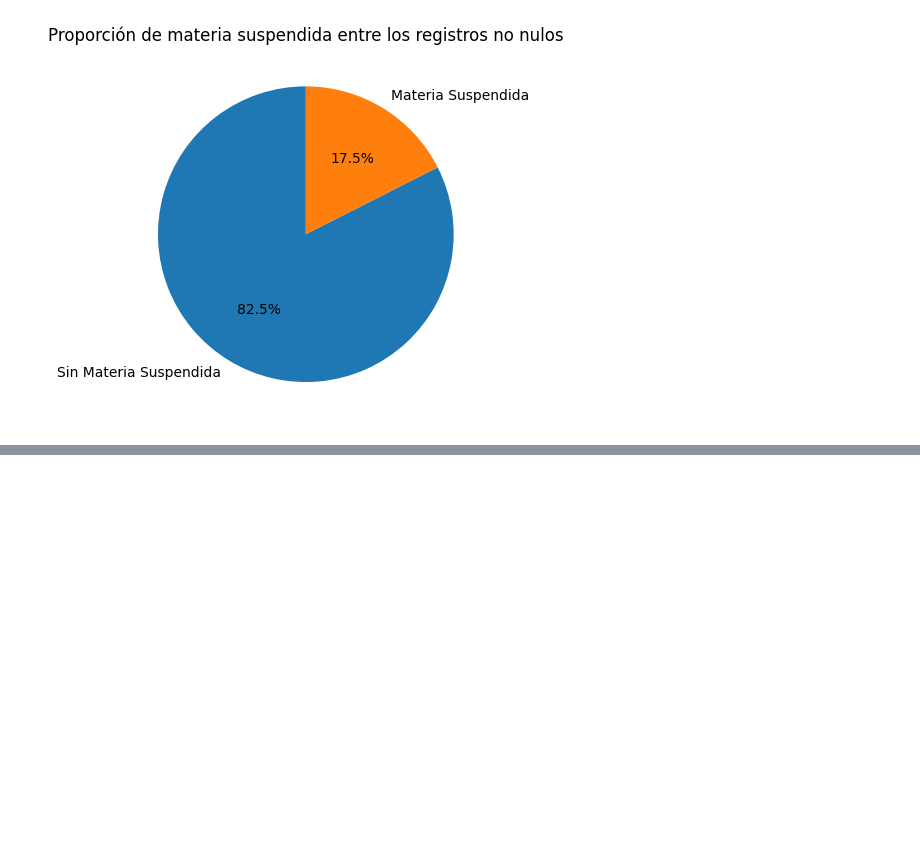
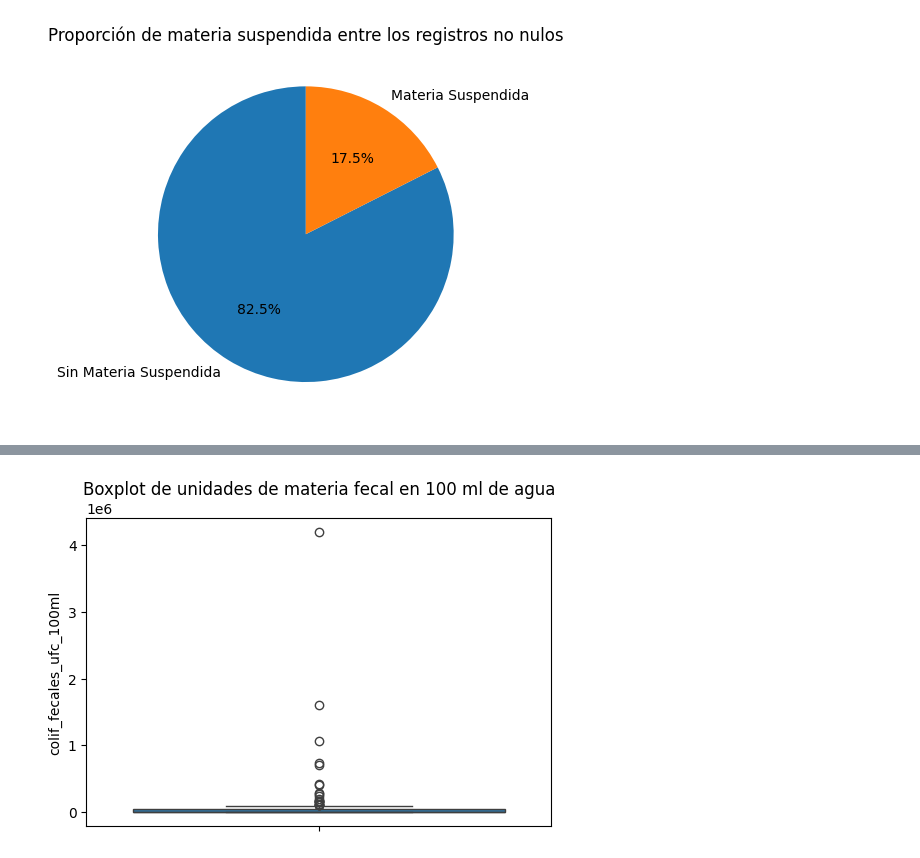
Before and after one commit to joegoicoechea24/TPespecial, a Jupyter notebook: tp.ipynb, the cells around one changed output, grey strips where cells are left out. Drawn from its saved outputs; the diff is of its cells as text; code cells hidden in the pictures; blank space fills up the shorter version.

```diff
--- a/tp.ipynb
+++ b/tp.ipynb
@@ -743,0 +787,12 @@ plt.show()
+# %%
+plt.figure(figsize=(6, 4))
+sns.boxplot( y="colif_fecales_ufc_100ml", data=preprocessed_dataset)
+
+# Añadir título y etiquetas
+plt.title('Boxplot de unidades de materia fecal en 100 ml de agua')
+plt.ylabel('colif_fecales_ufc_100ml')
+
+# Mostrar el gráfico
+plt.show()
+# %% [output]
+[figure, added]
```
Also changed, not shown: parts of 49 cells of this notebook, 2 other files.
